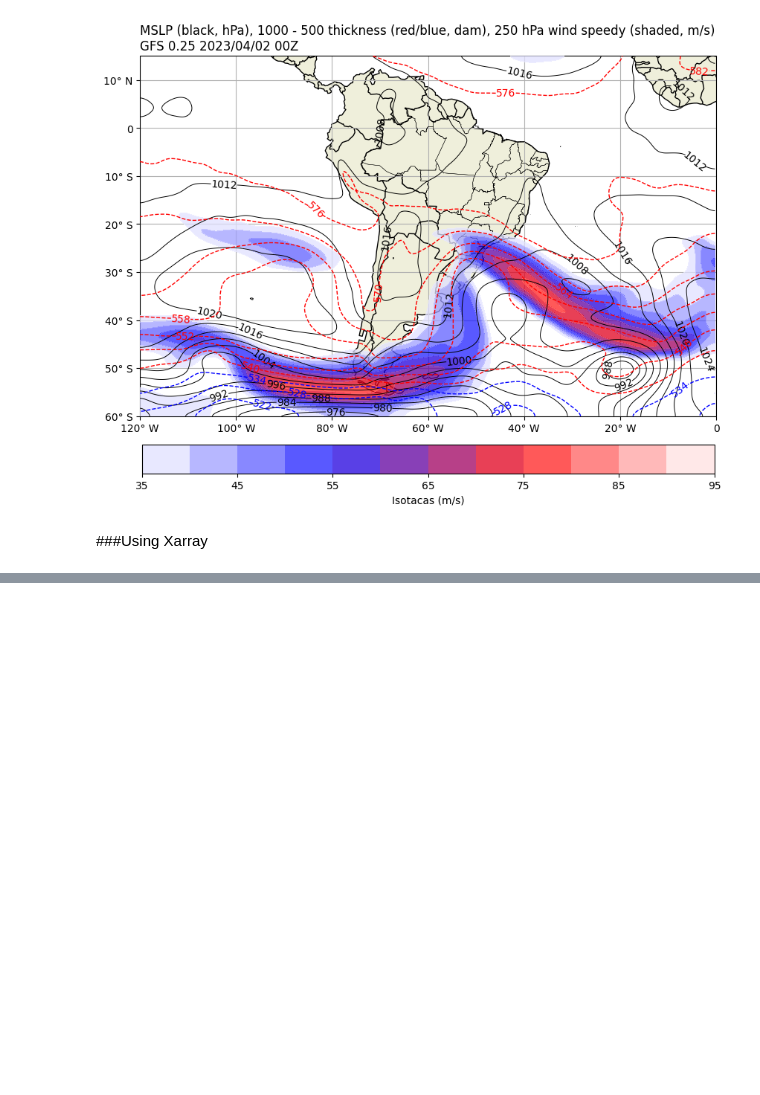
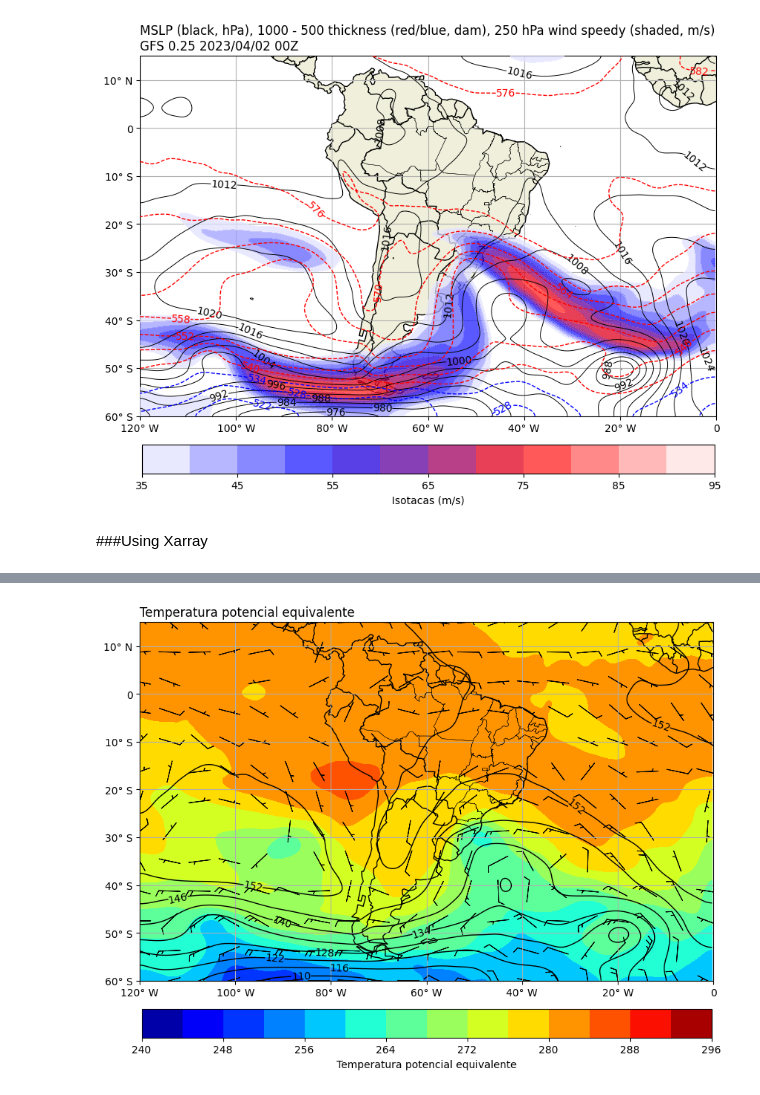
Before and after one commit to Victorrani/synoptic_maps, a Jupyter notebook: gfs025_testes.ipynb, the cells around one changed output, grey strips where cells are left out. Saved outputs shown, nothing was run; the diff lists cells and outputs as text; code cells hidden in the pictures; blank space fills up the shorter version.

```diff
--- a/gfs025_testes.ipynb
+++ b/gfs025_testes.ipynb
@@ -439,0 +562,2 @@ plt.show()
+# %%
+temp850 = temp500.to(units.degC)
@@ -439,0 +594,58 @@ plt.show()
+# %%
+titulo850='Temperatura potencial equivalente'
+
+fig = plt.figure(figsize=(10,10))
+
+ax = fig.add_subplot(1, 1, 1, projection=ccrs.PlateCarree())
+ax.set_extent(regiao, crs=ccrs.PlateCarree())
+
+ax.add_feature(cfeature.LAND)
+ax.add_feature(cfeature.COASTLINE)
+ax.add_feature(cfeature.BORDERS)
+
+shapefile = list(shpreader.Reader('BR_UF_2019.shp').geometries())
+ax.add_geometries(shapefile, ccrs.PlateCarree(), edgecolor='black',facecolor='none', linewidth=0.3, zorder=300)
+
+data_min_temp = 240
+data_max_temp = 300
+interval_temp = 4
+levels_temp = np.arange(data_min_temp ,data_max_temp ,interval_temp)
+
+##Plot the geopotencial height
+img1 = ax.contourf(lons, lats, temp_equi_poten, cmap='jet', levels=levels_temp)
+plt.colorbar(img1, label='Temperatura potencial equivalente', orientation='horizontal', pad=0.05, fraction=0.05)
+#ax.clabel(img1, inline=1, inline_spacing=0, fontsize='10',fmt = '%1.0f', colors= 'black')
+
+
+
+flip_flag[lats < 0] = 1
+
+img2 = ax.barbs(lons[::25,::25],
+                lats[::25,::25],
+                u850[::25,::25],
+                v850[::25,::25],
+                sizes=dict(emptybarb=0.0, spacing=0.2, height=0.25),
+                linewidth=0.7,
+                length=6.5,
+                pivot='middle',
+                barbcolor='black',
+                flip_barb = flip_flag[::25,::25])
+
+data_min_geo = 110
+data_max_geo = 200
+interval_geo = 6
+levels_geo = np.arange(data_min_geo ,data_max_geo ,interval_geo)
+
+##Plot the geopotencial height
+img3 = ax.contour(lons, lats, geo850, colors='black', linewidths=1, levels=levels_geo, zorder=310)
+ax.clabel(img3, inline=1, inline_spacing=0, fontsize='10',fmt = '%1.0f', colors= 'black')
+
+latlon(regiao)
+
+ax.grid()
+
+plt.title(titulo850, loc='left')
+
+plt.show()
+# %% [output]
+[figure, added]
```
Also changed, not shown: parts of 37 cells of this notebook.
